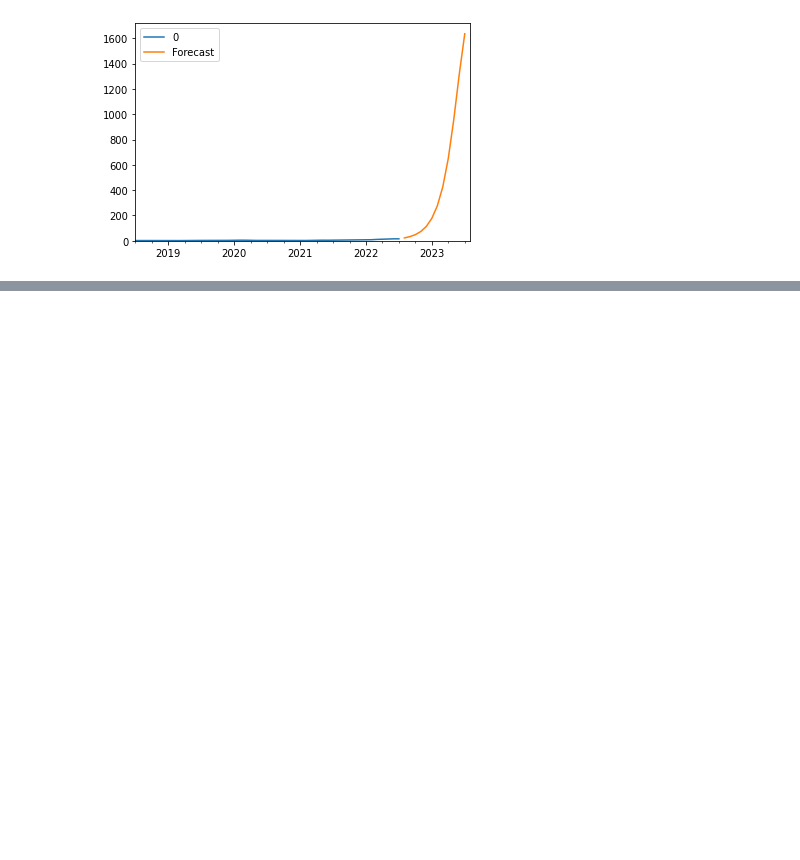
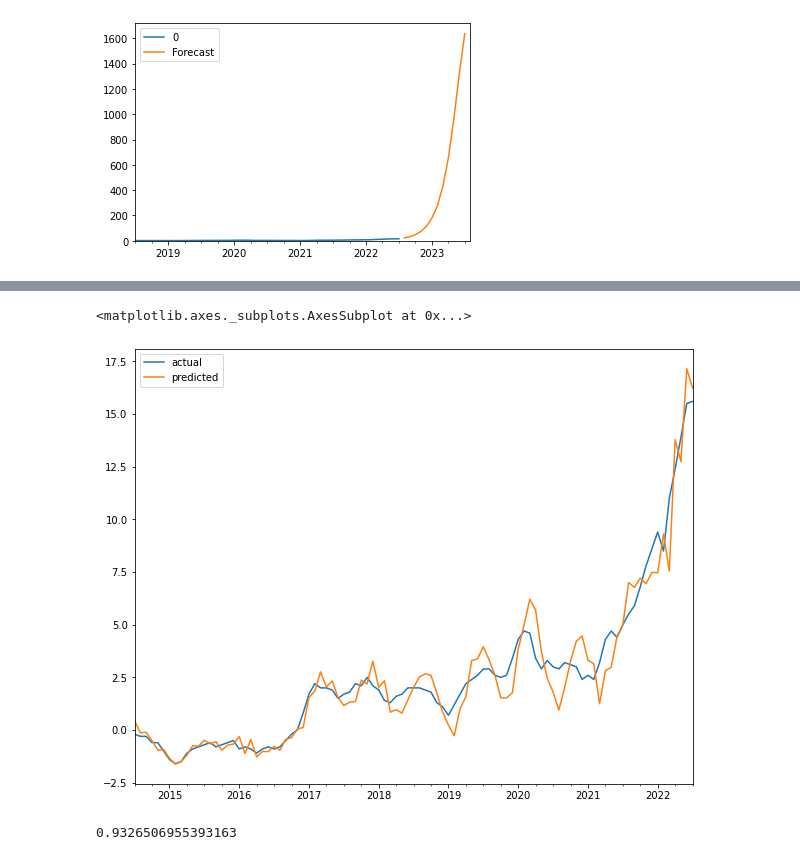
Before and after one commit to monikachudyba/ArtificialNeuralNetworkProjects, a Jupyter notebook: RNN-EconomicIndicators.ipynb, the cells around one changed output, grey strips where cells are left out. Cells and saved outputs as stored; diff of their text form; code cells hidden in the pictures; blank space fills up the shorter version.

```diff
--- a/RNN-EconomicIndicators.ipynb
+++ b/RNN-EconomicIndicators.ipynb
@@ -858,0 +945,3 @@ https://www.kaggle.com/code/chandrimad31/market-risk-nya-stock-sarimax-forecasti
+# %%
+train = df.head(int(len(df)*0.8)+1)
+test = df.tail(int(len(df)*0.2))
@@ -858,0 +964,19 @@ https://www.kaggle.com/code/chandrimad31/market-risk-nya-stock-sarimax-forecasti
+# %%
+# Parameters include the dataset, the 1st order for ARIMA,
+# the seasonal order:(2, 1, 5)x(0, 0, [1], 12)
+model = SARIMAX(df, order=(2, 1, 5), seasonal_order=(0, 0, 1, 12))
+result = model.fit()
+# %%
+# Get prediction for test set
+start = len(train)
+end = len(train) + len(test) - 1
+prediction = result.predict(start, end).rename('predicted')
+test.rename(columns={0: 'actual'}).plot(legend=True, figsize=(10, 8))
+prediction.plot(legend=True)
+# %% [output]
+<matplotlib.axes._subplots.AxesSubplot at 0x...>
+[figure, added]
+# %%
+r2_score(test[0], prediction)
+# %% [output]
+0.9326506955393163
```
Also changed, not shown: parts of 13 cells of this notebook.
